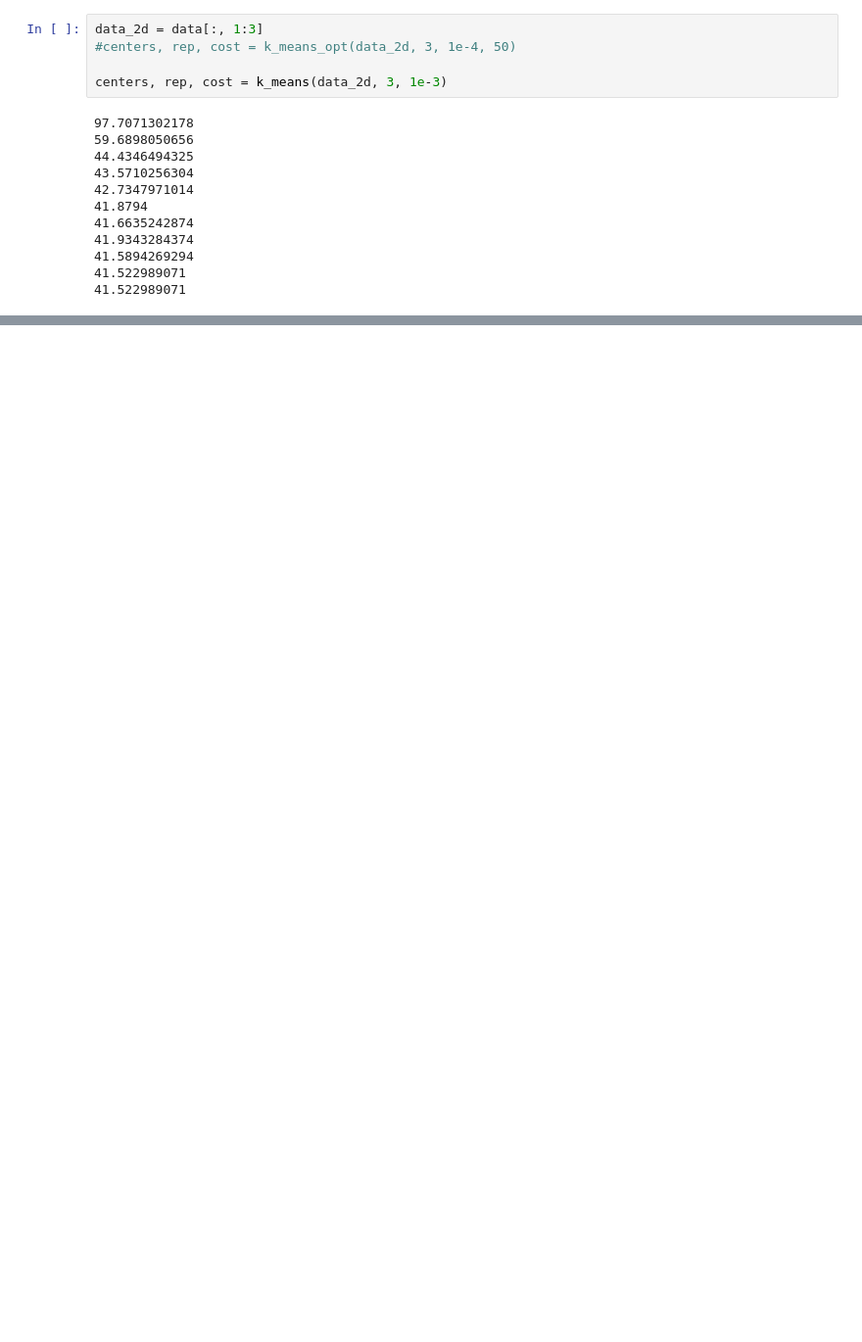
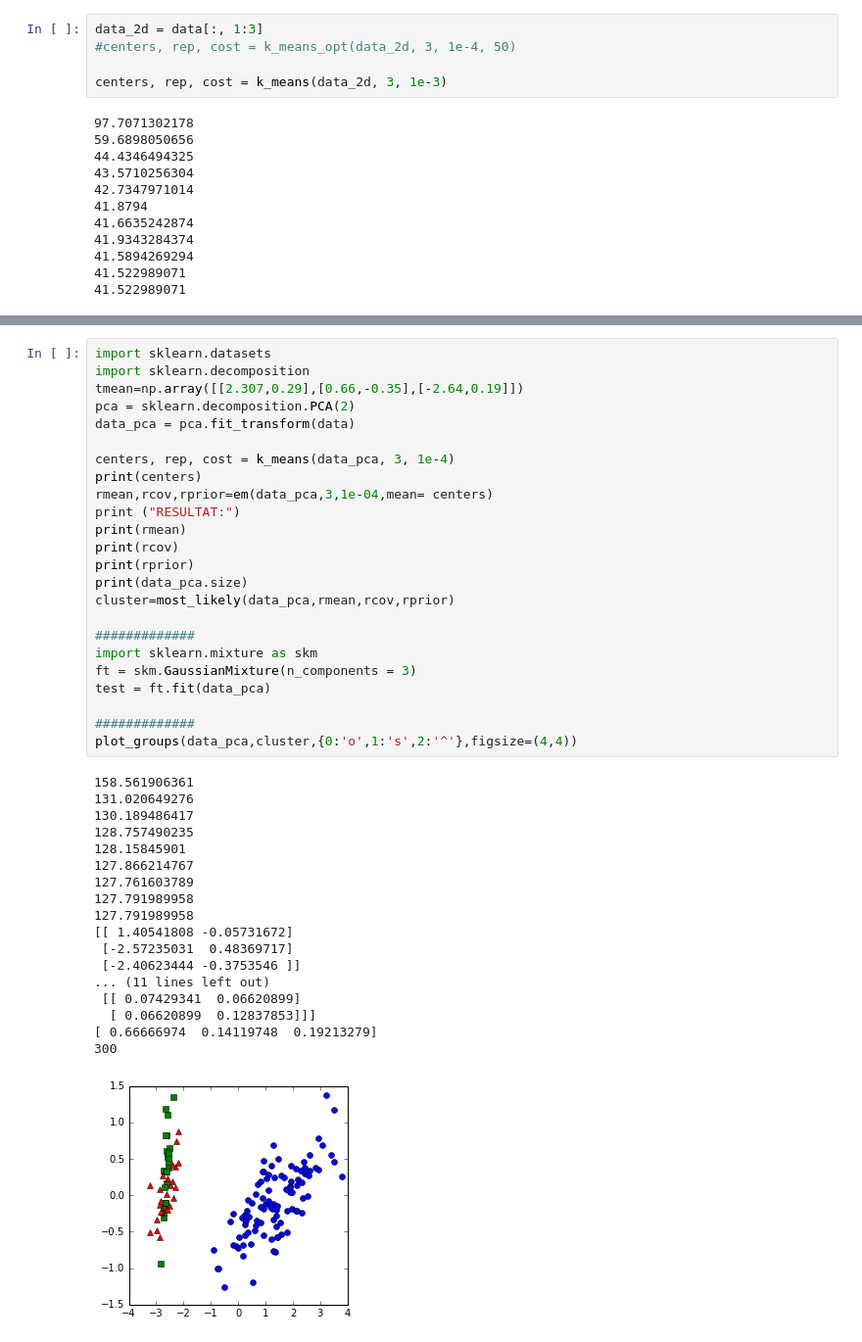
Before and after one commit to KristianAM/machinelearningHandin4, a Jupyter notebook: Handin4.ipynb, the cells around one changed output, grey strips where cells are left out. Shown at 98% size. Saved outputs shown, nothing was run; the diff lists cells and outputs as text; blank space fills up the shorter version.

```diff
--- a/Handin4.ipynb
+++ b/Handin4.ipynb
@@ -162,0 +345,43 @@ plot_groups(data_2d, labels, {0: 'o', 1: 's', 2: '^'}, figsize=(4, 4))
+# %%
+import sklearn.datasets
+import sklearn.decomposition
+tmean=np.array([[2.307,0.29],[0.66,-0.35],[-2.64,0.19]])
+pca = sklearn.decomposition.PCA(2)
+data_pca = pca.fit_transform(data)
+
+centers, rep, cost = k_means(data_pca, 3, 1e-4)
+print(centers)
+rmean,rcov,rprior=em(data_pca,3,1e-04,mean= centers)
+print ("RESULTAT:")
+print(rmean)
+print(rcov)
+print(rprior)
+print(data_pca.size)
+cluster=most_likely(data_pca,rmean,rcov,rprior)
+
+#############
+import sklearn.mixture as skm
+ft = skm.GaussianMixture(n_components = 3)
+test = ft.fit(data_pca)
+
+#############
+plot_groups(data_pca,cluster,{0:'o',1:'s',2:'^'},figsize=(4,4))
+# %% [output]
+158.561906361
+131.020649276
+130.189486417
+128.757490235
+128.15845901
+127.866214767
+127.761603789
+127.791989958
+127.791989958
+[[ 1.40541808 -0.05731672]
+ [-2.57235031  0.48369717]
+ [-2.40623444 -0.3753546 ]]
+... (11 lines left out)
+ [[ 0.07429341  0.06620899]
+  [ 0.06620899  0.12837853]]]
+[ 0.66666974  0.14119748  0.19213279]
+300
+[figure, added]
```
Also changed, not shown: parts of 6 cells of this notebook.
